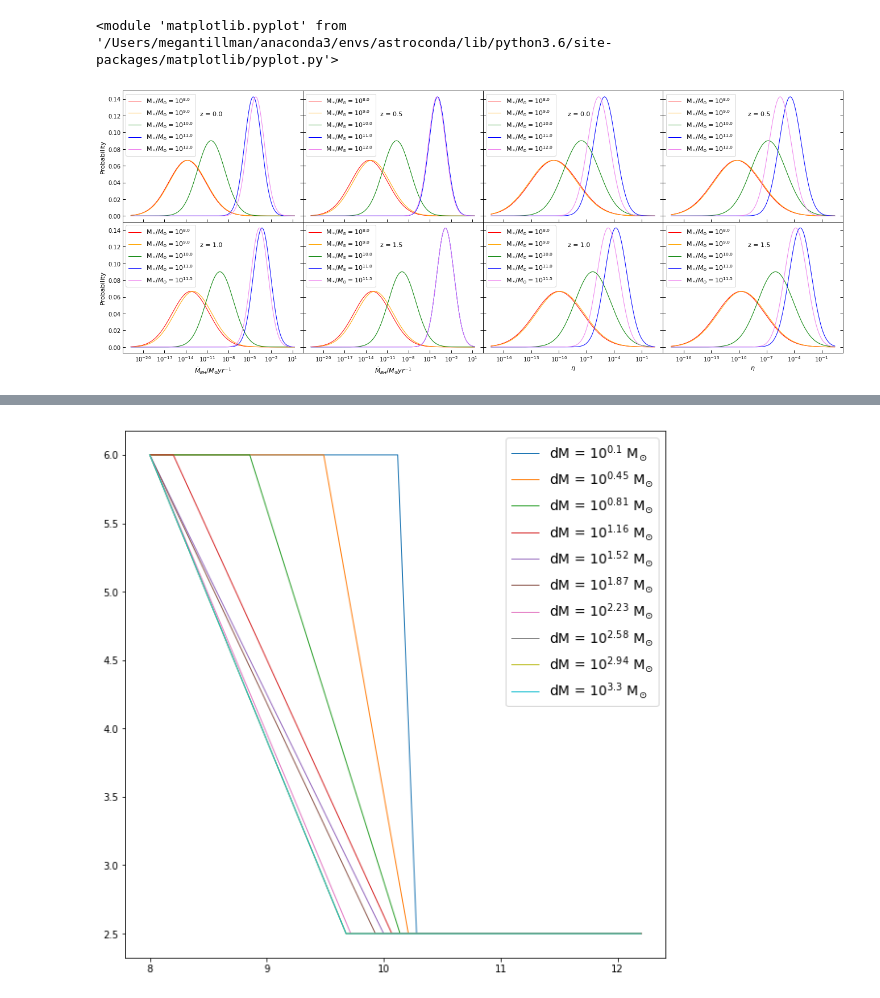
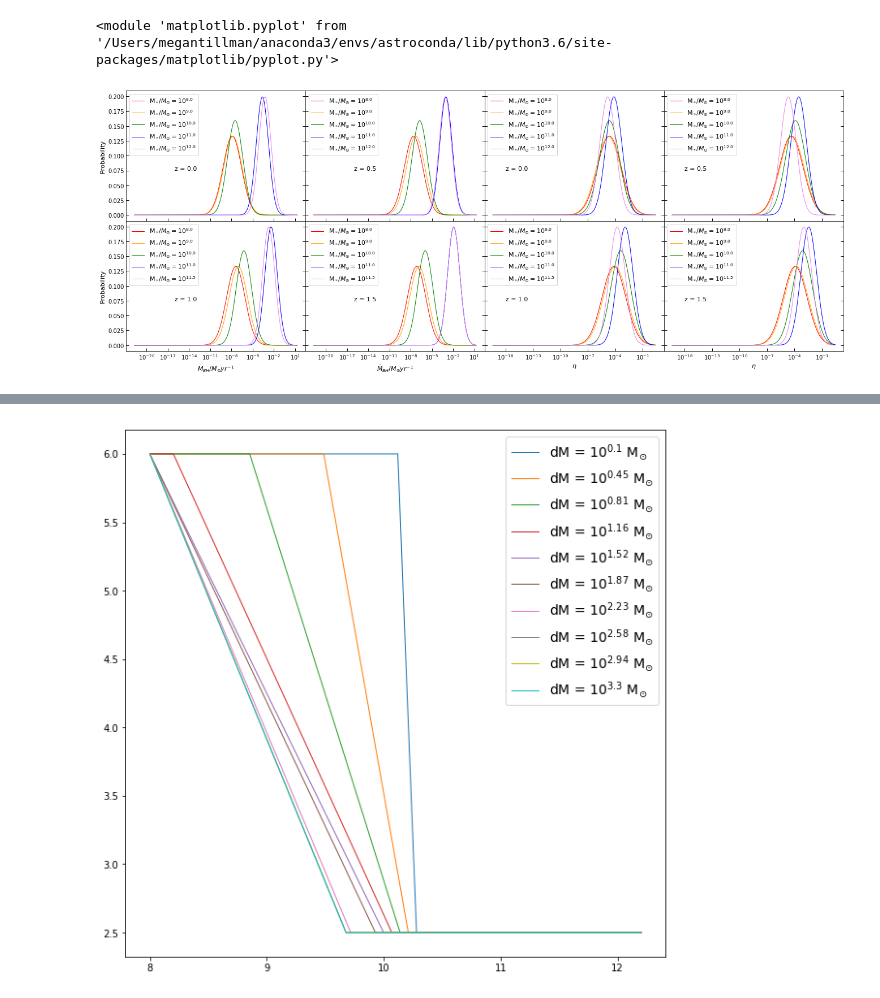
Before and after one commit to megantillman/get_QLF, a Jupyter notebook: paper_plots.ipynb, the cells around one changed output, grey strips where cells are left out. Saved outputs shown, nothing was run; the diff lists cells and outputs as text; code cells hidden in the pictures.

```diff
--- a/paper_plots.ipynb
+++ b/paper_plots.ipynb
@@ -18,12 +33,14 @@ zlist = [0.0, 0.5, 1.0, 1.5]
 color = ['r','orange','green','blue','violet']
 dlnMstar = 0.7
 bins = 0.005
-dM = 0.3
-siglnX = [6.0,2.8]
+start = 10.0
+siglnX = [3.0, 2.0]
 fs = 11
 tw = 1
 tl = 5
-lums = np.linspace(6,16,500)
+lums = np.linspace(5,18,200)
+textx = 10e-17
+texty = 0.075
 
 ######### AXIS 1
 ax1 = fig.add_axes([0.5, 0.5, 0.2, 0.4])
@@ -32,8 +49,8 @@ smass = np.array([8.0, 9.0, 10.0, 11.0, 12.0])
 qlf = QLF(zlist[0], bins)
 stell = qlf.StellBins
 
-qlf.get_dNdlnMstar(dlnMstar)
-qlf.get_SMBM(dM)
+qlf.get_dNdlnMstar(0.7)
+qlf.get_Mbh(start, approx_local=True)
 qlf.get_dNdlnL(lums, siglnX)
 
 lnMdot = qlf.Mdot_mu_sig[:,0]
@@ -48,7 +65,7 @@ for mass, c in zip(smass, color):
     y = ( A/np.sqrt(2.0 * np.pi * sigs[int(i)]**2.0) ) * np.exp( -(x - lneta[int(i)])**2.0 / (2.0 * sigs[int(i)]**2) )
 
     ax1.plot(np.e**x, y, color=c, lw= 1.0, label=r'M$_*/M_{\odot} = 10^{'+str(mass)+'}$')
-ax1.text(10e-10,.12,'z = '+str(zlist[0]), fontsize = fs)
+ax1.text(textx,texty,'z = '+str(zlist[0]), fontsize = fs)
 ax1.set_xscale('log')
 ax1.axis([np.e**x[0],np.e**x[-1], 0, max(y)+0.01])
 ax1.legend(loc='upper left',fontsize = fs)
@@ -62,8 +79,8 @@ smass = np.array([8.0, 9.0, 10.0, 11.0, 12.0])
 qlf = QLF(zlist[1], bins)
 stell = qlf.StellBins
 
-qlf.get_dNdlnMstar(dlnMstar)
-qlf.get_SMBM(dM)
+qlf.get_dNdlnMstar(0.7)
+qlf.get_Mbh(start, approx_local=True)
 qlf.get_dNdlnL(lums, siglnX)
 
 lnMdot = qlf.Mdot_mu_sig[:,0]
@@ -78,7 +95,7 @@ for mass, c in zip(smass, color):
     y = ( A/np.sqrt(2.0 * np.pi * sigs[int(i)]**2.0) ) * np.exp( -(x - lneta[int(i)])**2.0 / (2.0 * sigs[int(i)]**2) )
 
     ax2.plot(np.e**x, y, color=c, lw= 1.0, label=r'M$_*/M_{\odot} = 10^{'+str(mass)+'}$')
-ax2.text(10e-10,.12,'z = '+str(zlist[1]), fontsize = fs)
+ax2.text(textx,texty,'z = '+str(zlist[1]), fontsize = fs)
 ax2.legend(loc='upper left',fontsize = fs)
 ax2.tick_params(direction='in', width = tw, length = tl, right = True)
 plt.setp(ax2.get_xticklabels(), visible=False)
@@ -92,8 +109,8 @@ smass = np.array([8.0, 9.0, 10.0, 11.0, 11.5])
 qlf = QLF(zlist[2], bins)
 stell = qlf.StellBins
 
-qlf.get_dNdlnMstar(dlnMstar)
-qlf.get_SMBM(dM)
+qlf.get_dNdlnMstar(0.7)
+qlf.get_Mbh(start, approx_local=True)
 qlf.get_dNdlnL(lums, siglnX)
 
 lnMdot = qlf.Mdot_mu_sig[:,0]
@@ -108,7 +125,7 @@ for mass, c in zip(smass, color):
     y = ( A/np.sqrt(2.0 * np.pi * sigs[int(i)]**2.0) ) * np.exp( -(x - lneta[int(i)])**2.0 / (2.0 * sigs[int(i)]**2) )
 
     ax3.plot(np.e**x, y, color=c, lw= 1.0, label=r'M$_*/M_{\odot} = 10^{'+str(mass)+'}$')
-ax3.text(10e-10,.12,'z = '+str(zlist[2]), fontsize = fs)
+ax3.text(textx,texty,'z = '+str(zlist[2]), fontsize = fs)
 ax3.legend(loc='upper left',fontsize = fs)
 ax3.tick_params(direction='in', width = tw, length = tl, right = True)
 ax3.set_xlabel(r'$\eta$', fontsize = fs)
@@ -121,8 +138,8 @@ smass = np.array([8.0, 9.0, 10.0, 11.0, 11.5])
 qlf = QLF(zlist[3], bins)
 stell = qlf.StellBins
 
-qlf.get_dNdlnMstar(dlnMstar)
-qlf.get_SMBM(dM)
+qlf.get_dNdlnMstar(0.7)
+qlf.get_Mbh(start, approx_local=True)
 qlf.get_dNdlnL(lums, siglnX)
 
 lnMdot = qlf.Mdot_mu_sig[:,0]
@@ -137,7 +154,7 @@ for mass, c in zip(smass, color):
     y = ( A/np.sqrt(2.0 * np.pi * sigs[int(i)]**2.0) ) * np.exp( -(x - lneta[int(i)])**2.0 / (2.0 * sigs[int(i)]**2) )
 
     ax4.plot(np.e**x, y, color=c, lw= 1.0, label=r'M$_*/M_{\odot} = 10^{'+str(mass)+'}$')
-ax4.text(10e-10,.12,'z = '+str(zlist[3]), fontsize = fs)
+ax4.text(textx,texty,'z = '+str(zlist[3]), fontsize = fs)
 ax4.legend(loc='upper left',fontsize = fs)
 ax4.tick_params(direction='in', width = tw, length = tl, right = True)
 ax4.set_xlabel(r'$\eta$', fontsize = fs)
@@ -152,8 +169,8 @@ smass = np.array([8.0, 9.0, 10.0, 11.0, 12.0])
 qlf = QLF(zlist[0], bins)
 stell = qlf.StellBins
 
-qlf.get_dNdlnMstar(dlnMstar)
-qlf.get_SMBM(dM)
+qlf.get_dNdlnMstar(0.7)
+qlf.get_Mbh(start, approx_local=True)
 qlf.get_dNdlnL(lums, siglnX)
 
 lnMdot = qlf.Mdot_mu_sig[:,0]
@@ -167,7 +184,7 @@ for mass, c in zip(smass, color):
     y = ( A/np.sqrt(2.0 * np.pi * sigs[int(i)]**2.0) ) * np.exp( -(x - lnMdot[int(i)])**2.0 / (2.0 * sigs[int(i)]**2) )
 
     ax1.plot(np.e**x, y, color=c, lw= 1.0, label=r'M$_*/M_{\odot} = 10^{'+str(mass)+'}$')
-ax1.text(10e-13,.12,'z = '+str(zlist[0]), fontsize = fs)
+ax1.text(textx,texty,'z = '+str(zlist[0]), fontsize = fs)
 ax1.set_xscale('log')
 ax1.axis([np.e**x[0],np.e**x[-1], 0, max(y)+0.01])
 ax1.set_ylabel(r'Probability', fontsize = fs)
@@ -182,8 +199,8 @@ smass = np.array([8.0, 9.0, 10.0, 11.0, 12.0])
 qlf = QLF(zlist[1], bins)
 stell = qlf.StellBins
 
-qlf.get_dNdlnMstar(dlnMstar)
-qlf.get_SMBM(dM)
+qlf.get_dNdlnMstar(0.7)
+qlf.get_Mbh(start, approx_local=True)
 qlf.get_dNdlnL(lums, siglnX)
 
 lnMdot = qlf.Mdot_mu_sig[:,0]
@@ -197,7 +214,7 @@ for mass, c in zip(smass, color):
     y = ( A/np.sqrt(2.0 * np.pi * sigs[int(i)]**2.0) ) * np.exp( -(x - lnMdot[int(i)])**2.0 / (2.0 * sigs[int(i)]**2) )
 
     ax2.plot(np.e**x, y, color=c, lw= 1.0, label=r'M$_*/M_{\odot} = 10^{'+str(mass)+'}$')
-ax2.text(10e-13,.12,'z = '+str(zlist[1]), fontsize = fs)
+ax2.text(textx,texty,'z = '+str(zlist[1]), fontsize = fs)
 ax2.legend(loc='upper left',fontsize = fs)
 ax2.tick_params(direction='in', width = tw, length = tl, right = True)
 plt.setp(ax2.get_xticklabels(), visible=False)
@@ -211,8 +228,8 @@ smass = np.array([8.0, 9.0, 10.0, 11.0, 11.5])
 qlf = QLF(zlist[2], bins)
 stell = qlf.StellBins
 
-qlf.get_dNdlnMstar(dlnMstar)
-qlf.get_SMBM(dM)
+qlf.get_dNdlnMstar(0.7)
+qlf.get_Mbh(start, approx_local=True)
 qlf.get_dNdlnL(lums, siglnX)
 
 lnMdot = qlf.Mdot_mu_sig[:,0]
@@ -226,7 +243,7 @@ for mass, c in zip(smass, color):
     y = ( A/np.sqrt(2.0 * np.pi * sigs[int(i)]**2.0) ) * np.exp( -(x - lnMdot[int(i)])**2.0 / (2.0 * sigs[int(i)]**2) )
 
     ax3.plot(np.e**x, y, color=c, lw= 1.0, label=r'M$_*/M_{\odot} = 10^{'+str(mass)+'}$')
-ax3.text(10e-13,.12,'z = '+str(zlist[2]), fontsize = fs)
+ax3.text(textx,texty,'z = '+str(zlist[2]), fontsize = fs)
 ax3.legend(loc='upper left',fontsize = fs)
 ax3.tick_params(direction='in', width = tw, length = tl, right = True)
 ax3.set_xlabel(r'$\dot{M}_{BH}/M_{\odot} yr^{-1}$', fontsize = fs)
@@ -235,35 +252,35 @@ ax3.set_ylabel(r'Probability', fontsize = fs)
 
 ######### AXIS 4
 ax4 = fig.add_axes([0.3, 0.1, 0.2, 0.4], sharey = ax1, sharex = ax1)
 
 smass = np.array([8.0, 9.0, 10.0, 11.0, 11.5])
 qlf = QLF(zlist[3], bins)
 stell = qlf.StellBins
 
-qlf.get_dNdlnMstar(dlnMstar)
-qlf.get_SMBM(dM)
+qlf.get_dNdlnMstar(0.7)
+qlf.get_Mbh(start, approx_local=True)
 qlf.get_dNdlnL(lums, siglnX)
 
 lnMdot = qlf.Mdot_mu_sig[:,0]
 sigs = qlf.Mdot_mu_sig[:,1]
 lnMdot = np.log(np.e**lnMdot/(3.17098e-8*2e33))
 
 for mass, c in zip(smass, color):
     i = np.argmin(np.abs(stell - mass))
     x = np.linspace(-50, 3, 200)
     A = 1
     y = ( A/np.sqrt(2.0 * np.pi * sigs[int(i)]**2.0) ) * np.exp( -(x - lnMdot[int(i)])**2.0 / (2.0 * sigs[int(i)]**2) )
 
     ax4.plot(np.e**x, y, color=c, lw= 1.0, label=r'M$_*/M_{\odot} = 10^{'+str(mass)+'}$')
-ax4.text(10e-13,.12,'z = '+str(zlist[3]), fontsize = fs)
+ax4.text(textx,texty,'z = '+str(zlist[3]), fontsize = fs)
 ax4.legend(loc='upper left',fontsize = fs)
 ax4.tick_params(direction='in', width = tw, length = tl, right = True)
 ax4.set_xlabel(r'$\dot{M}_{BH}/M_{\odot} yr^{-1}$', fontsize = fs)
 plt.setp(ax4.get_yticklabels(), visible=False)
 
 
 plt
-#plt.savefig('plots/paper-plots/distribution-both_forvarry_Mstar.pdf')
+# plt.savefig('plots/paper-plots/Mdot-eta-distributions.pdf')
 # %% [output]
 <module 'matplotlib.pyplot' from '/Users/megantillman/anaconda3/envs/astroconda/lib/python3.6/site-packages/matplotlib/pyplot.py'>
-[figure, old version]
+[figure, new version]
```
Also changed, not shown: parts of 24 cells of this notebook, 6 other files.
